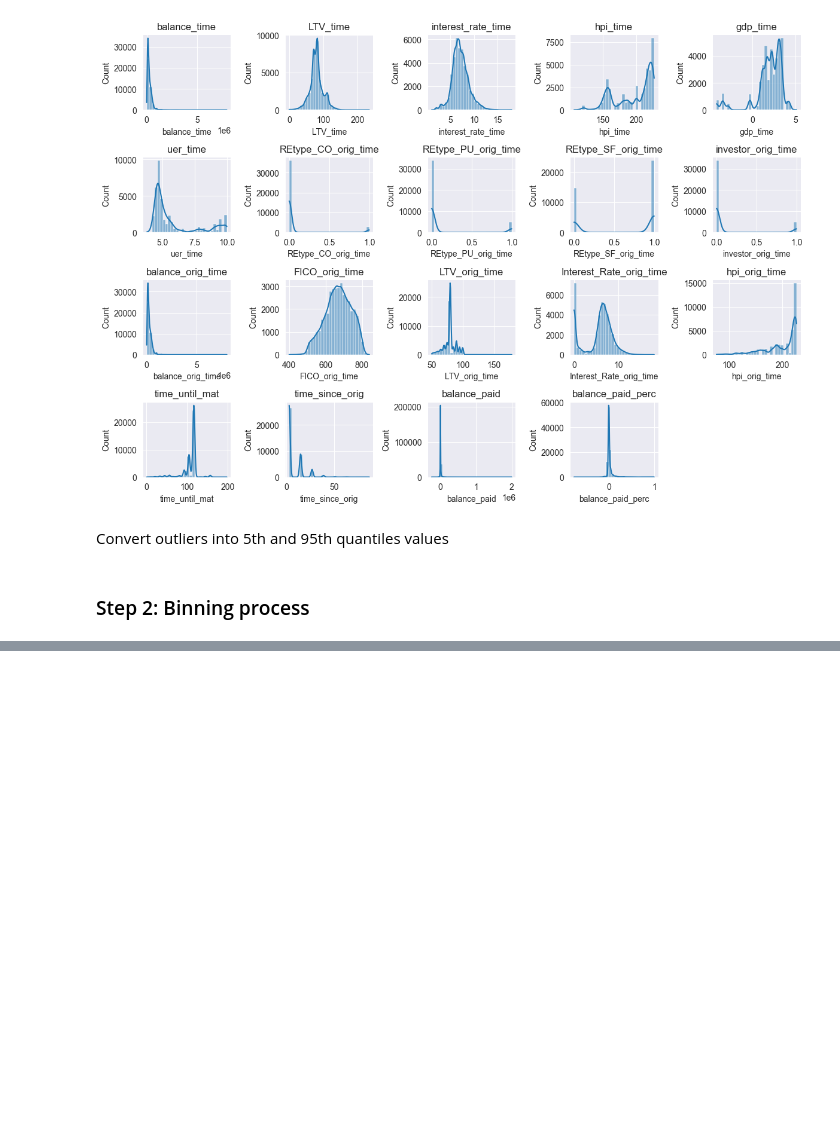
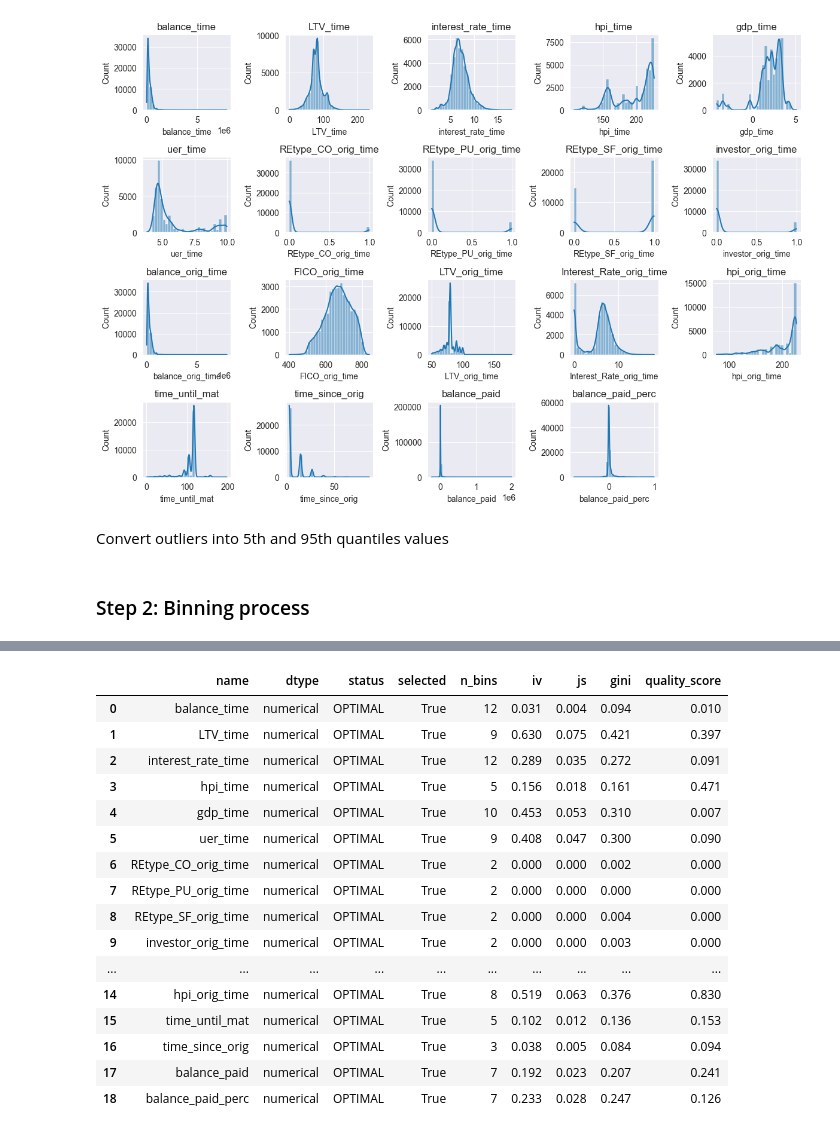
Before and after one commit to MaksimObukhov/pd_scorecard, a Jupyter notebook: main.ipynb, the cells around one changed output, grey strips where cells are left out. Cells and saved outputs as stored; diff of their text form; code cells hidden in the pictures; blank space fills up the shorter version.

```diff
--- a/main.ipynb
+++ b/main.ipynb
@@ -458,11 +457,27 @@ RuntimeError('Unrecognized new version of ortools (9.8.3296). Expected < 9.8.0.
 RuntimeError('Unrecognized new version of ortools (9.8.3296). Expected < 9.8.0. Please open a feature request on cvxpy to enable support for this version.')
 # %%
-predictors = df_dev.drop(columns = ['target']).columns.tolist()
-X = df_dev[predictors]
-y = df_dev['target']
+predictors = ['balance_time','LTV_time','interest_rate_time','hpi_time','gdp_time','uer_time','REtype_CO_orig_time','REtype_PU_orig_time','REtype_SF_orig_time','investor_orig_time','balance_orig_time','FICO_orig_time','LTV_orig_time','Interest_Rate_orig_time','hpi_orig_time','time_until_mat','time_since_orig','balance_paid','balance_paid_perc']
+binning_process = BinningProcess(variable_names = predictors)
+x=df_dev.drop('target', axis =1)
+y=df_dev['target']
 
-
-
-
-binning = BinningProcess(predictors,min_bin_size=0.05,
-                         selection_criteria = {"iv": {"min": 0.02, "max": 1}})
+binning_process.fit_transform(x, y)
+binning_process.summary()
+# %% [output]
+|  | name | dtype | status | selected | n_bins | iv | js | gini | quality_score |
+| 0 | balance_time | numerical | OPTIMAL | True | 12 | 0.031 | 0.004 | 0.094 | 0.010 |
+| 1 | LTV_time | numerical | OPTIMAL | True | 9 | 0.630 | 0.075 | 0.421 | 0.397 |
+| 2 | interest_rate_time | numerical | OPTIMAL | True | 12 | 0.289 | 0.035 | 0.272 | 0.091 |
+| 3 | hpi_time | numerical | OPTIMAL | True | 5 | 0.156 | 0.018 | 0.161 | 0.471 |
+| 4 | gdp_time | numerical | OPTIMAL | True | 10 | 0.453 | 0.053 | 0.310 | 0.007 |
+| 5 | uer_time | numerical | OPTIMAL | True | 9 | 0.408 | 0.047 | 0.300 | 0.090 |
+| 6 | REtype_CO_orig_time | numerical | OPTIMAL | True | 2 | 0.000 | 0.000 | 0.002 | 0.000 |
+| 7 | REtype_PU_orig_time | numerical | OPTIMAL | True | 2 | 0.000 | 0.000 | 0.000 | 0.000 |
+| 8 | REtype_SF_orig_time | numerical | OPTIMAL | True | 2 | 0.000 | 0.000 | 0.004 | 0.000 |
+| 9 | investor_orig_time | numerical | OPTIMAL | True | 2 | 0.000 | 0.000 | 0.003 | 0.000 |
+| ... | ... | ... | ... | ... | ... | ... | ... | ... | ... |
+| 14 | hpi_orig_time | numerical | OPTIMAL | True | 8 | 0.519 | 0.063 | 0.376 | 0.830 |
+| 15 | time_until_mat | numerical | OPTIMAL | True | 5 | 0.102 | 0.012 | 0.136 | 0.153 |
+| 16 | time_since_orig | numerical | OPTIMAL | True | 3 | 0.038 | 0.005 | 0.084 | 0.094 |
+| 17 | balance_paid | numerical | OPTIMAL | True | 7 | 0.192 | 0.023 | 0.207 | 0.241 |
+| 18 | balance_paid_perc | numerical | OPTIMAL | True | 7 | 0.233 | 0.028 | 0.247 | 0.126 |
```
Also changed, not shown: parts of 3 cells of this notebook.
